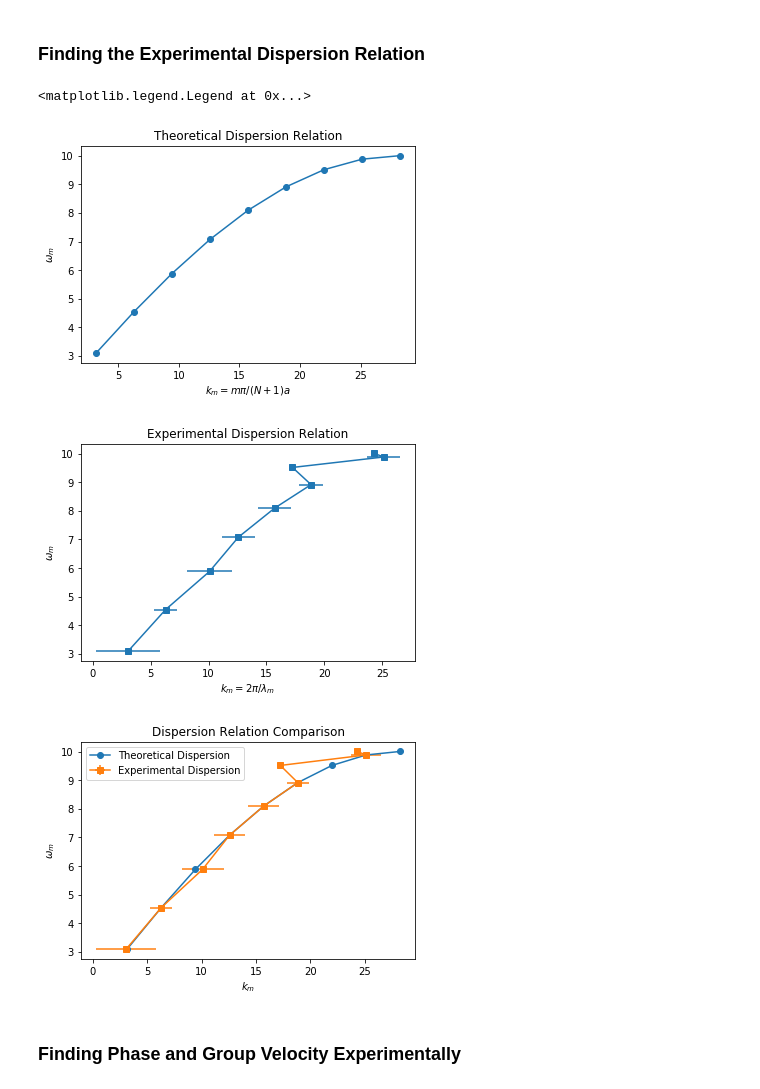
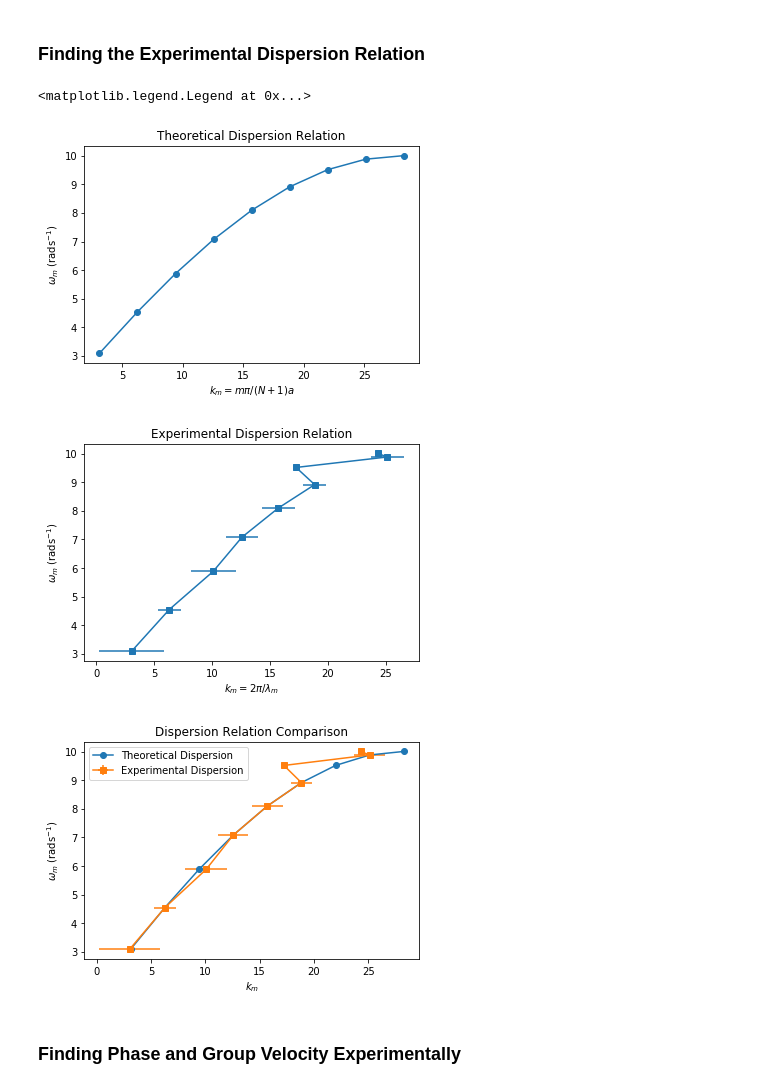
Before and after one commit to alg107/Air-Track, a Jupyter notebook: Air Track.ipynb, the cells around one changed output. Cells and saved outputs as stored; diff of their text form; code cells hidden in the pictures.

```diff
--- a/Air Track.ipynb
+++ b/Air Track.ipynb
@@ -99,9 +155,13 @@ Calculated Spring Constant:  4.60 ± 0.07 Nm^-1
 # %%
 w = lambda m, K, M: 2*np.sqrt(K/M)*np.sin((np.pi*m)/20)
 
+fqs = []
 print("Theoretical Mode Frequencies:")
 for i in range(9):
-    print("f", i+1, ":", round(Decimal(w_to_f(w(i+1, s, m_car))),4), "Hz")
+    f = Decimal(w_to_f(w(i+1, s, m_car)))
+    fqs.append(f)
+    print("f", i+1, ":", round(f,4), "Hz")
+#plt.plot(fqs, marker="s", linestyle="none")
 # %% [output]
 Theoretical Mode Frequencies:
 f 1 : 0.2491 Hz
@@ -154,7 +214,7 @@ for i in range(0,9):
     xs = cardist*np.array(range(1,10))
     #xs = np.array(theo_lambdas)
     xs_uncs = (xs**0)*frequency_measurement_uncertainty
-    plt.errorbar(xs,amps, amps_uncs, xs_uncs, linestyle="None", marker="s")
+    plt.errorbar(xs,amps, amps_uncs, xs_uncs, linestyle="None", marker="s", label="Observed Amplitudes")
     #a, a_unc = bestfit(xs, amps,amps_uncs, xs_uncs)
     xx = np.linspace(0,cardist*10,100)
 
@@ -166,10 +226,11 @@ for i in range(0,9):
     #print("Params: ", params)
     exp_lambdas.append(params[1])
     exp_lambdas_unc.append(calc_w_unc)
-    plt.plot(xx, sinusoid((guesses[0]*(0.9+((i+1)%2)*0.2), params[1], params[2]),xx))
+    plt.plot(xx, sinusoid((guesses[0]*(0.9+((i+1)%2)*0.2), params[1], params[2]),xx), label="Fitted Sinusoidal Model")
 
     ## Plots sine curve according to theoretical standing wave
-    plt.plot(xx, sinusoid((sinusoid_amplitudes[i],(2*np.pi)/theo_lambdas[i], 0), xx), linestyle=":")
+    plt.plot(xx, sinusoid((sinusoid_amplitudes[i],(2*np.pi)/theo_lambdas[i], 0), xx), linestyle=":", label="Theoretical Standing Wave")
+    plt.legend()
 
 
 w_to_lambda = lambda w: (2*np.pi)/w
@@ -188,36 +249,36 @@ w_to_lambda = lambda w: (2*np.pi)/w
 # %%
 theo_k_m = [(m*np.pi)/(10*cardist) for m in range(1,10)]
 ws = [w(i+1, s, m_car) for i in range(1,10)]
 #print(theo_k_m)
 plt.figure(1)
 plt.plot(theo_k_m, ws, marker="o")
 plt.title("Theoretical Dispersion Relation")
 plt.xlabel("$k_m = m \pi / (N+1)a$")
-plt.ylabel("$\omega_m$")
+plt.ylabel("$\omega_m$ (rads$^{-1}$)")
 
 
 
 plt.figure(2)
 plt.title("Experimental Dispersion Relation")
 plt.xlabel("$k_m = 2 \pi / \lambda_m$")
-plt.ylabel("$\omega_m$")
+plt.ylabel("$\omega_m$ (rads$^{-1}$)")
 exp_k_m = [(2*np.pi)/l for l in exp_lambdas]
 plt.errorbar(exp_lambdas, ws, 0, exp_lambdas_unc,marker ="s") #linestyle="none")
 
 plt.figure(3)
 
 plt.title("Dispersion Relation Comparison")
 plt.xlabel("$k_m$")
-plt.ylabel("$\omega_m$")
+plt.ylabel("$\omega_m$ (rads$^{-1}$)")
 
 plt.plot(theo_k_m, ws, marker="o", label="Theoretical Dispersion")
 plt.errorbar(exp_lambdas, ws, 0, exp_lambdas_unc,marker ="s", label="Experimental Dispersion") #linestyle="none")
 plt.legend()
 # %% [output]
 <matplotlib.legend.Legend at 0x...>
-[figure, old version]
+[figure, new version]
-[figure, old version]
+[figure, new version]
-[figure, old version]
+[figure, new version]
 # %% [markdown]
 ### Finding Phase and Group Velocity Experimentally
 # %%
```
Also changed, not shown: parts of 6 cells of this notebook.
